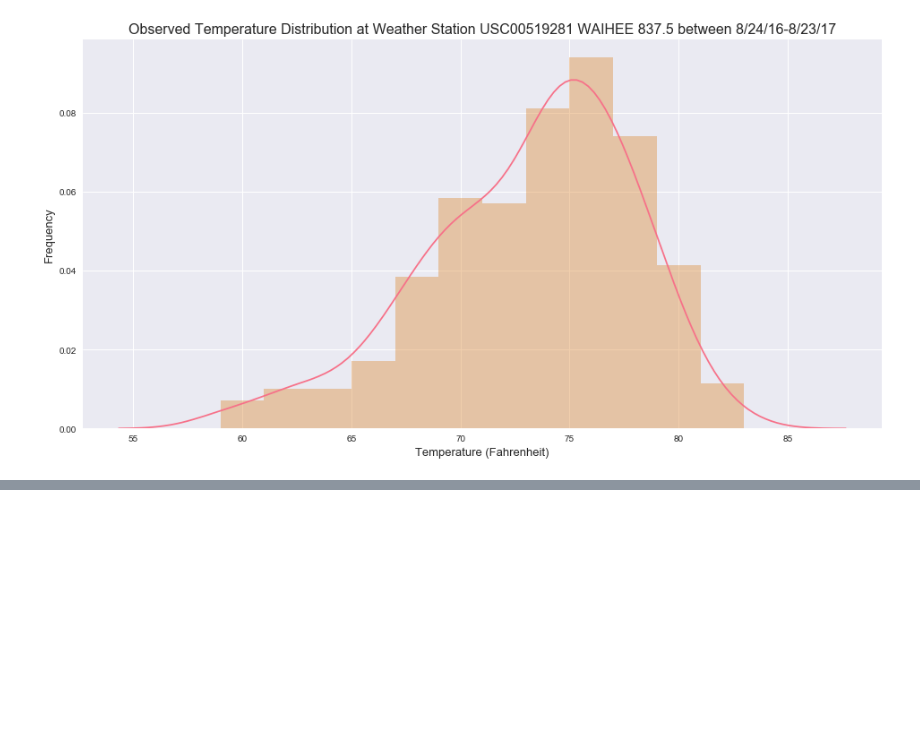
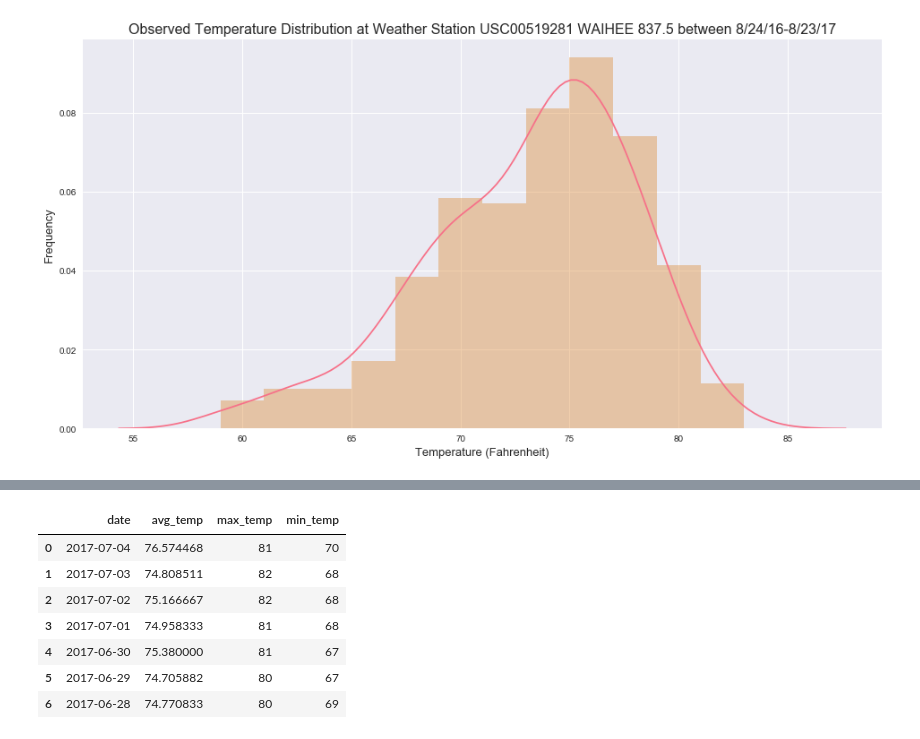
Before and after one commit to hmlanden/SurfyAPY, a Jupyter notebook: climate_analysis.ipynb, the cells around one changed output, grey strips where cells are left out. Cells and saved outputs as stored; diff of their text form; code cells hidden in the pictures; blank space fills up the shorter version.

Commit message:
get dataframe with min, max, avg for all days on my trip

```diff
--- a/climate_analysis.ipynb
+++ b/climate_analysis.ipynb
@@ -170,0 +176,36 @@ plt.show()
+# %%
+# ----------------------------------------------------------------------
+# Step 9: Calculate the likely average, min, and max for my theoretical
+#         trip
+# ----------------------------------------------------------------------#
+# start and end dates for my trip
+start_date = dt.date(2018, 6, 28)
+end_date = dt.date(2018, 7, 4)
+
+# min and max for data set
+min_date = dt.date(2010, 1, 1)
+max_date = dt.date(2017, 8, 23)
+
+# set length of previous month
+prev_month_length = 30
+
+# get num days and years in data set
+num_days = (end_date - start_date).days
+num_years = int(round((max_date - min_date).days/365,0))
+
+# create list of all dates to be searched
+search_dates = aux.get_search_list(start_date, end_date, min_date, max_date,
+                                prev_month_length, num_days, num_years)
+
+# using list of dates, get avg temp, min temp, max temp in a dataframe
+trip_temp_df = aux.calc_temps(num_days, num_years, search_dates, engine)
+trip_temp_df
+# %% [output]
+|  | date | avg_temp | max_temp | min_temp |
+| 0 | 2017-07-04 | 76.574468 | 81 | 70 |
+| 1 | 2017-07-03 | 74.808511 | 82 | 68 |
+| 2 | 2017-07-02 | 75.166667 | 82 | 68 |
+| 3 | 2017-07-01 | 74.958333 | 81 | 68 |
+| 4 | 2017-06-30 | 75.380000 | 81 | 67 |
+| 5 | 2017-06-29 | 74.705882 | 80 | 67 |
+| 6 | 2017-06-28 | 74.770833 | 80 | 69 |
```
Also changed, not shown: parts of 7 cells of this notebook, 1 other file.
